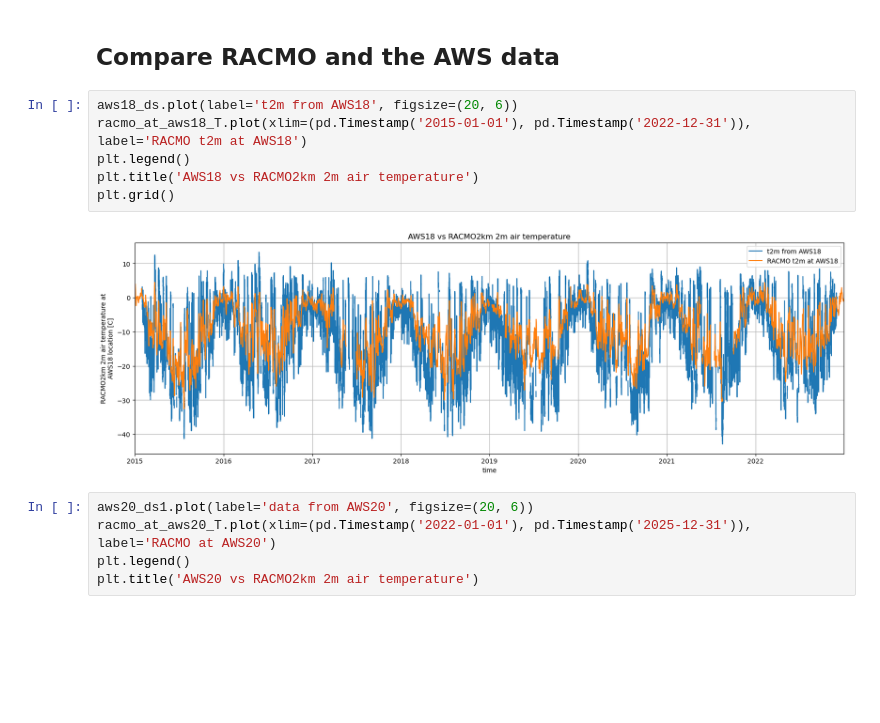
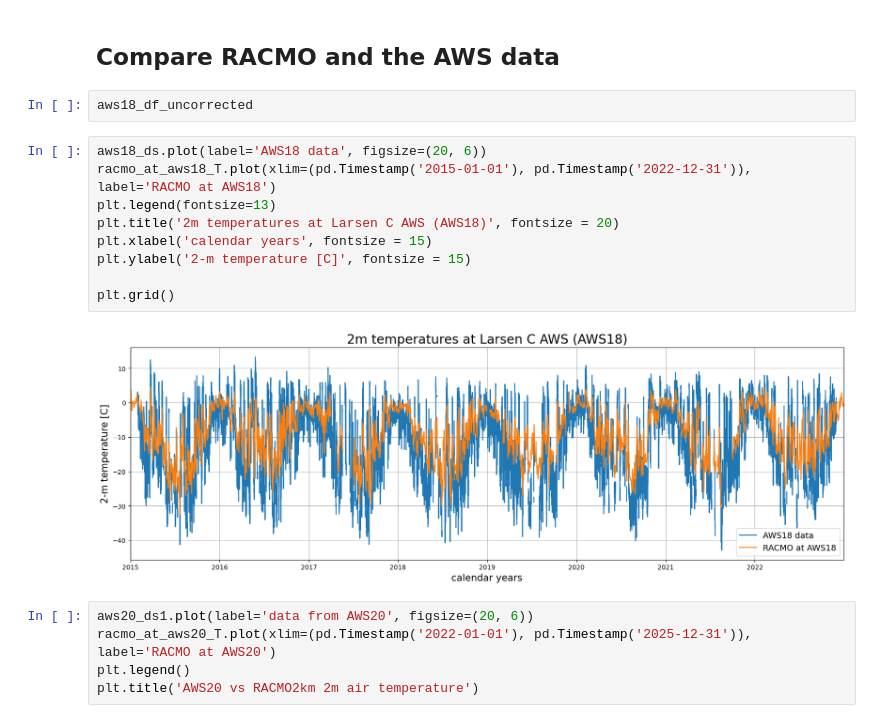
Before and after one commit to ldeo-glaciology/AntPen_NSF_NERC, a Jupyter notebook: code/aws/larsen_AWS_RACMO2km.ipynb, the cells around one changed output. Cells and saved outputs as stored; diff of their text form; blank space fills up the shorter version.

```diff
--- a/code/aws/larsen_AWS_RACMO2km.ipynb
+++ b/code/aws/larsen_AWS_RACMO2km.ipynb
@@ -503,14 +544,19 @@ Text(0, 0.5, 'cumulative mass change [w.e. mm]')
 [figure]
 # %% [markdown]
 ## Compare RACMO and the AWS data
+# %%
+aws18_df_uncorrected
 # %%
-aws18_ds.plot(label='t2m from AWS18', figsize=(20, 6))
-racmo_at_aws18_T.plot(xlim=(pd.Timestamp('2015-01-01'), pd.Timestamp('2022-12-31')),  label='RACMO t2m at AWS18')
-plt.legend()
-plt.title('AWS18 vs RACMO2km 2m air temperature')
+aws18_ds.plot(label='AWS18 data', figsize=(20, 6))
+racmo_at_aws18_T.plot(xlim=(pd.Timestamp('2015-01-01'), pd.Timestamp('2022-12-31')),  label='RACMO at AWS18')
+plt.legend(fontsize=13)
+plt.title('2m temperatures at Larsen C AWS (AWS18)', fontsize = 20)
+plt.xlabel('calendar years', fontsize = 15)
+plt.ylabel('2-m temperature [C]', fontsize = 15)
+
 plt.grid()
 # %% [output]
-[figure, old version]
+[figure, new version]
 # %%
 aws20_ds1.plot(label='data from AWS20', figsize=(20, 6))
 racmo_at_aws20_T.plot(xlim=(pd.Timestamp('2022-01-01'), pd.Timestamp('2025-12-31')),  label='RACMO at AWS20')
```
Also changed, not shown: parts of 7 cells of this notebook.
